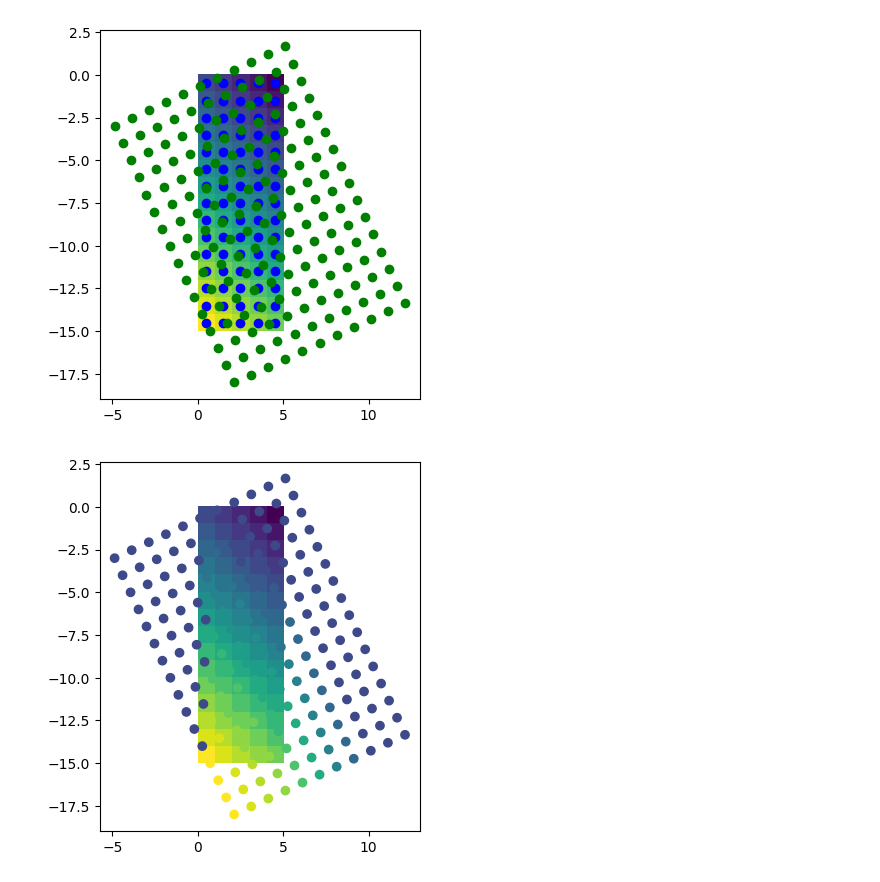
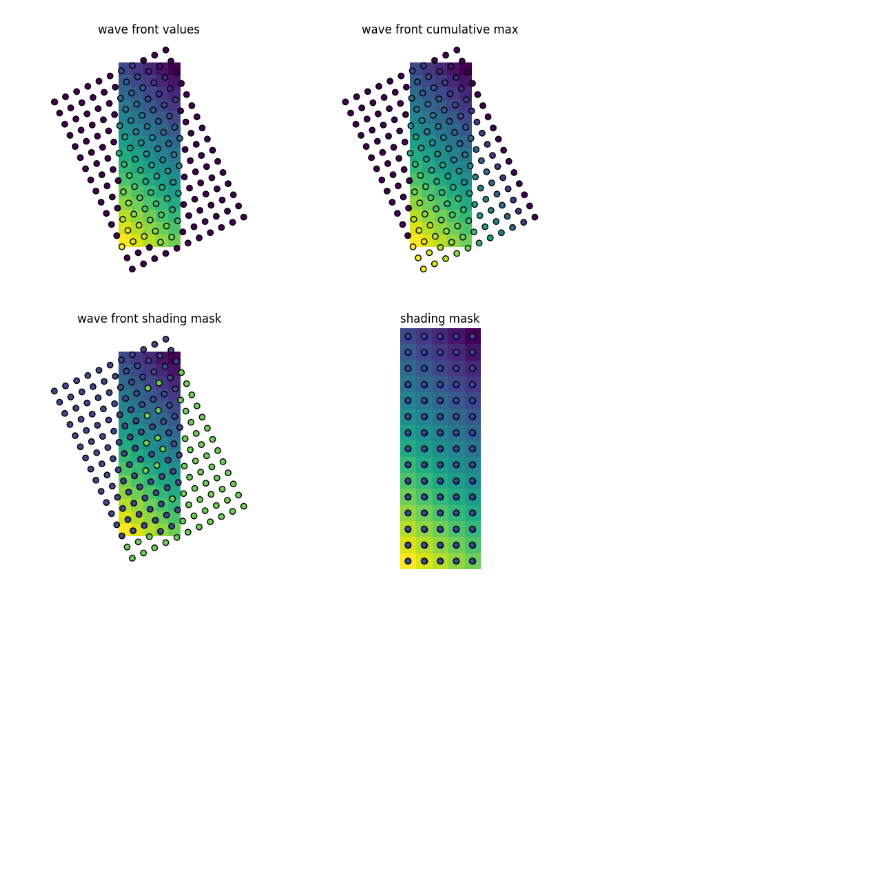
Before and after one commit to dankluskiewicz/insolation_model, a Jupyter notebook: development/wave_front.ipynb, the cells around one changed output. Drawn from its saved outputs; the diff is of its cells as text; code cells hidden in the pictures; blank space fills up the shorter version.

```diff
--- a/development/wave_front.ipynb
+++ b/development/wave_front.ipynb
@@ -26,36 +26,55 @@ dem = make_dem_with_gradients(grad_x, grad_y, dx, dx, n_rows, n_cols)
 azimuth = 25
 
 
+i0, j0 = _find_wave_front_origin(n_rows, azimuth)
+
+
 Fi, Fj = _make_wave_front(n_rows, n_cols, azimuth)
+Fi_rounded = np.round(Fi).astype(int)
+Fj_rounded = np.round(Fj).astype(int)
 
-rows = np.clip(Fi.astype(int), 0, dem.arr.shape[0] - 1)
-cols = np.clip(Fj.astype(int), 0, dem.arr.shape[1] - 1)
-values = dem.arr[rows, cols]
-valid = (Fi >= 0) & (Fj >= 0) & (Fi < n_rows) & (Fj < n_cols)
-values[~valid] = 0
+valid_indices_on_front = (Fi_rounded >= 0) & (Fj_rounded >= 0) & (Fi_rounded < n_rows) & (Fj_rounded < n_cols)
+values = 0 * Fi - 9999
+values[valid_indices_on_front] = dem.arr[Fi_rounded[valid_indices_on_front], Fj_rounded[valid_indices_on_front]]
+
 cummax = np.maximum.accumulate(values, axis=0)
+shade_mask_on_front = (values < cummax).astype(int)
+
+shade_mask = np.zeros_like(dem.arr)
+# shade_mask[Fi_rounded[valid_indices_on_front], Fj_rounded[valid_indices_on_front]] = shade_mask_on_front
 # %%
 def plot_indices(I, J, ax, **kwargs):
     return ax.scatter(J + 0.5, -I - 0.5, **kwargs)
 # %%
-J, I = np.meshgrid(
+vmin, vmax = dem.arr.min(), dem.arr.max()
+
+Rj, Ri = np.meshgrid(
     np.linspace(0, n_cols - 1, n_cols), np.linspace(0, n_rows - 1, n_rows)
 )
-vmin, vmax = dem.arr.min(), dem.arr.max()
 
+fig, axes = plt.subplots(2, 2, figsize=(10, 10))
+axes = axes.flatten()
+for ax in axes:
+    vis.raster(dem, vmin=vmin, vmax=vmax, ax=ax)
+    ax.set_axis_off()
 
-ax = vis.raster(dem)
-plot_indices(I, J, ax, color="blue")
+ax = axes[0]
+ax.set_title("wave front values")
+plot_indices(i0, j0, ax, color="red")
+plot_indices(Fi, Fj, ax, c=values, vmin=vmin, vmax=vmax, edgecolor="k")
 
+ax = axes[1]
+ax.set_title("wave front cumulative max")
+plot_indices(Fi, Fj, ax, c=cummax, vmin=vmin, vmax=vmax, edgecolor="k")
 
-for ii, jj in zip(Fi, Fj):
-    plot_indices(ii, jj, ax, color="green")
+ax = axes[2]
+ax.set_title("wave front shading mask")
+plot_indices(Fi, Fj, ax, c=shade_mask_on_front, vmin=vmin, vmax=vmax, edgecolor="k")
+
+ax = axes[3]
+ax.set_title("shading mask")
+plot_indices(Ri, Rj, ax, color="blue")
+plot_indices(Ri, Rj, ax, c=shade_mask, vmin=vmin, vmax=vmax, edgecolor="k")
 plt.show()
-
-ax = vis.raster(dem, vmin=vmin, vmax=vmax)
-# plot_indices(I, J, ax, color="blue")
-plot_indices(Fi, Fj, ax, c=cummax, vmin=vmin, vmax=vmax)
-plt.show()
 # %% [output]
-[figure, old version]
+[figure, new version]
-[figure, removed]
```
Also changed, not shown: parts of 1 cell of this notebook.
